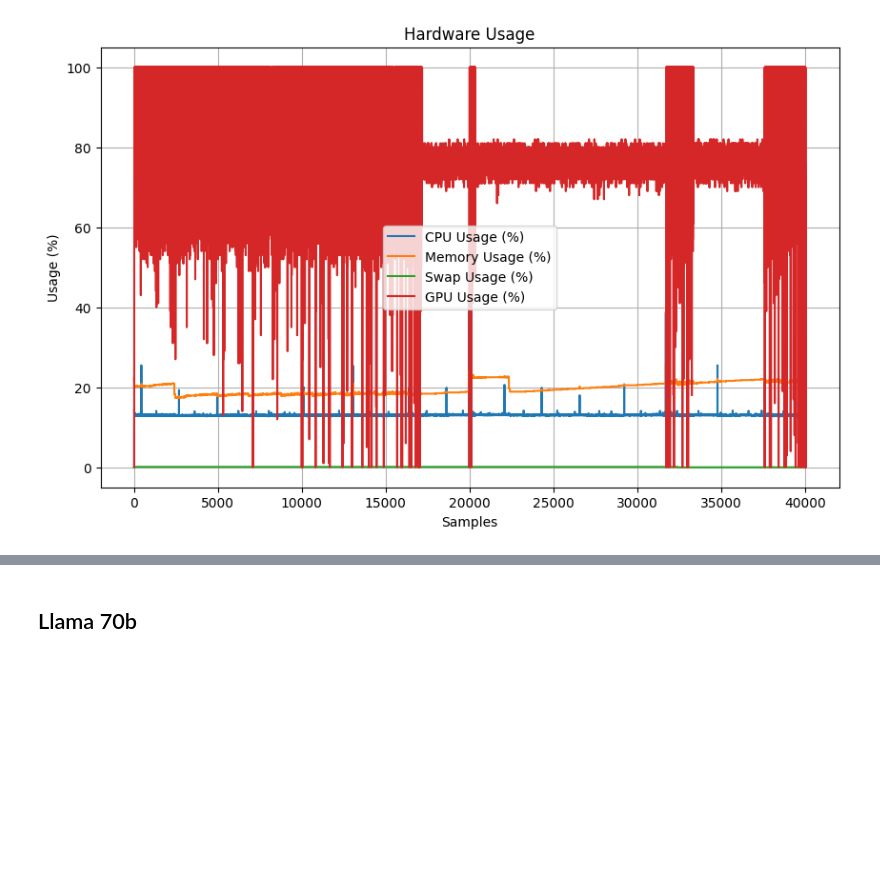
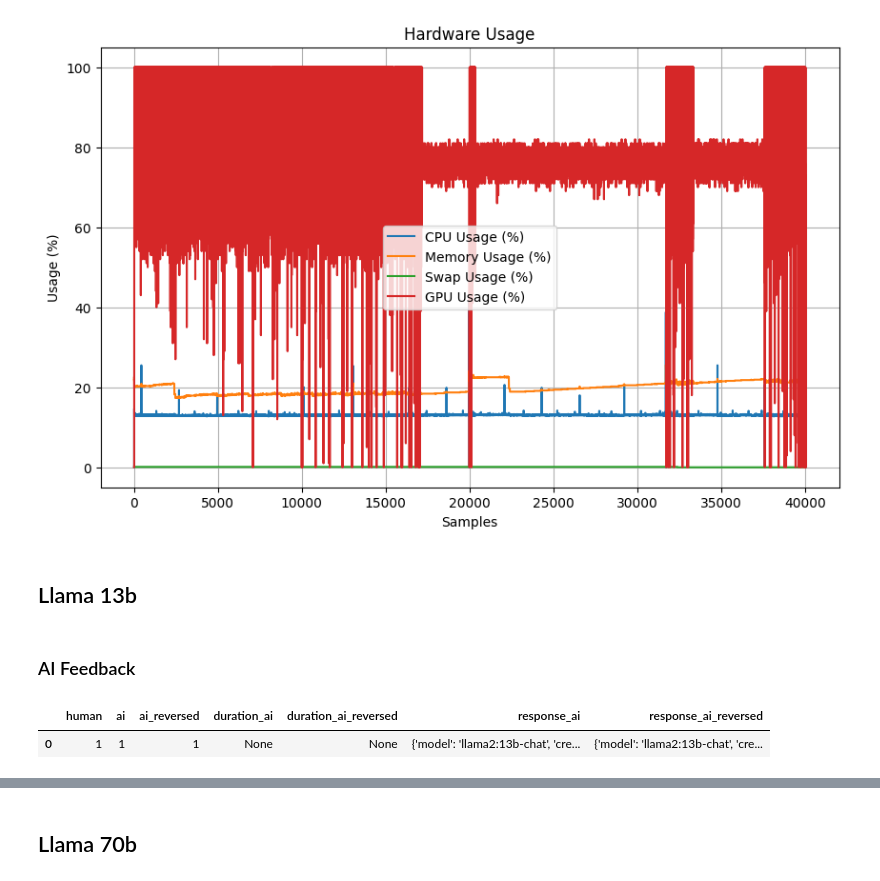
Before and after one commit to mxrio/llm_alignment-dpo, a Jupyter notebook: prepare_annodated_data.ipynb, the cells around one changed output, grey strips where cells are left out. Saved outputs shown, nothing was run; the diff lists cells and outputs as text; code cells hidden in the pictures; blank space fills up the shorter version.

```diff
--- a/prepare_annodated_data.ipynb
+++ b/prepare_annodated_data.ipynb
@@ -133,3 +132,13 @@ plt.grid(True)
 plt.show()
 # %% [output]
 [figure]
+# %% [markdown]
+## Llama 13b
+# %% [markdown]
+### AI Feedback
+# %%
+ai_feedback_13b = pd.read_feather('data/llama2-13b/ai_feedback-llama2_13b-chat-2024-04-17.feather')
+ai_feedback_13b.head(1)
+# %% [output]
+|  | human | ai | ai_reversed | duration_ai | duration_ai_reversed | response_ai | response_ai_reversed |
+| 0 | 1 | 1 | 1 | None | None | {'model': 'llama2:13b-chat', 'cre... | {'model': 'llama2:13b-chat', 'cre... |
```
Also changed, not shown: parts of 22 cells of this notebook, 2 other files.
